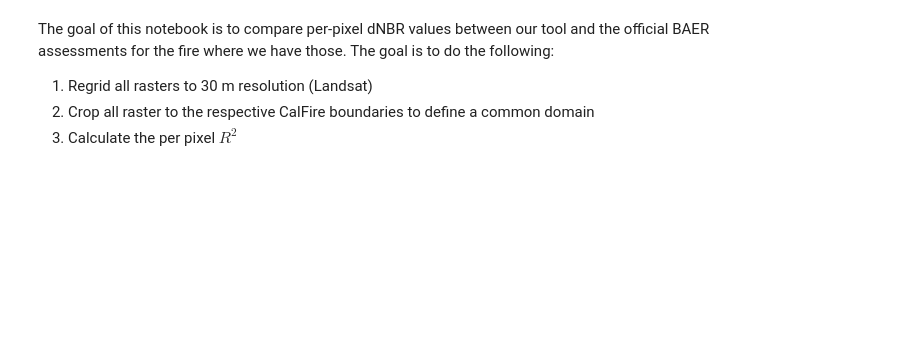
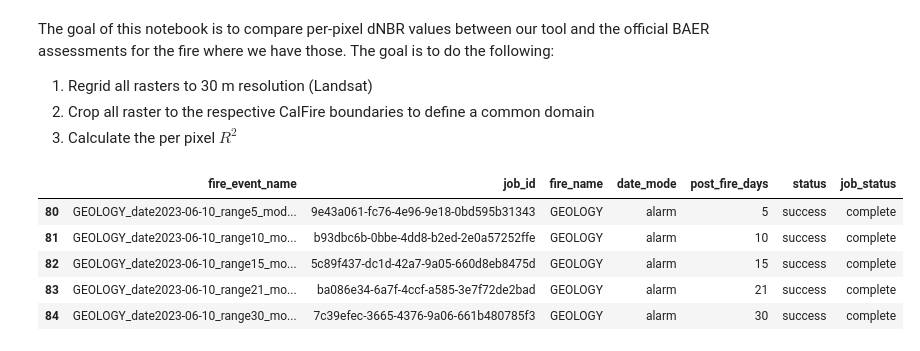
Before and after one commit to SchmidtDSE/fire-recovery-validation, a Jupyter notebook: dNBR_comparison.ipynb, the cells around one changed output. Cells and saved outputs as stored; diff of their text form; code cells hidden in the pictures; blank space fills up the shorter version.

```diff
--- a/dNBR_comparison.ipynb
+++ b/dNBR_comparison.ipynb
@@ -17,6 +17,17 @@ The goal of this notebook is to compare per-pixel dNBR values between our tool a
 1. Regrid all rasters to 30 m resolution (Landsat)
 2. Crop all raster to the respective CalFire boundaries to define a common domain
 3. Calculate the per pixel $R^2$
+# %%
+#load job list
+fire_jobs = pd.read_csv("fire_processing_jobs.csv")
+fire_jobs[fire_jobs['fire_name'] == 'GEOLOGY'].head()
+# %% [output]
+|  | fire_event_name | job_id | fire_name | date_mode | post_fire_days | status | job_status |
+| 80 | GEOLOGY_date2023-06-10_range5_mod... | 9e43a061-fc76-4e96-9e18-0bd595b31343 | GEOLOGY | alarm | 5 | success | complete |
+| 81 | GEOLOGY_date2023-06-10_range10_mo... | b93dbc6b-0bbe-4dd8-b2ed-2e0a57252ffe | GEOLOGY | alarm | 10 | success | complete |
+| 82 | GEOLOGY_date2023-06-10_range15_mo... | 5c89f437-dc1d-42a7-9a05-660d8eb8475d | GEOLOGY | alarm | 15 | success | complete |
+| 83 | GEOLOGY_date2023-06-10_range21_mo... | ba086e34-6a7f-4ccf-a585-3e7f72de2bad | GEOLOGY | alarm | 21 | success | complete |
+| 84 | GEOLOGY_date2023-06-10_range30_mo... | 7c39efec-3665-4376-9a06-661b480785f3 | GEOLOGY | alarm | 30 | success | complete |
 # %%
 
 
```
Also changed, not shown: parts of 4 cells of this notebook, 2 other files.
